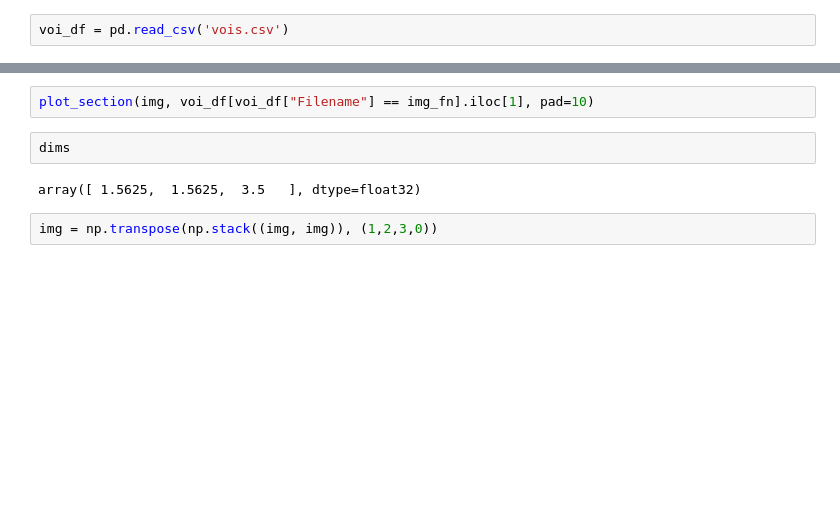
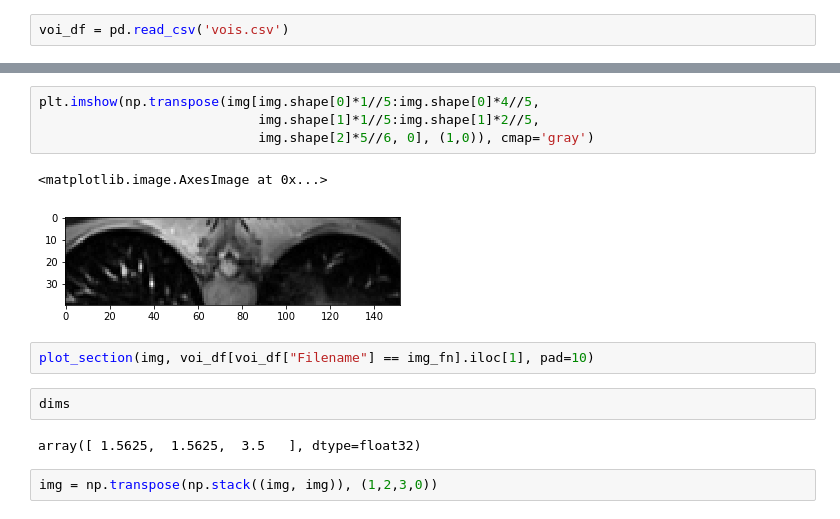
Before and after one commit to clintonjwang/voi-classifier, a Jupyter notebook: data-retrieval.ipynb, the cells around one changed output, grey strips where cells are left out. Drawn from its saved outputs; the diff is of its cells as text; blank space fills up the shorter version.

```diff
--- a/data-retrieval.ipynb
+++ b/data-retrieval.ipynb
@@ -351,3 +433,10 @@ plot_section(img, voi_df[voi_df["Filename"] == img_fn].iloc[0], pad=10)
+# %%
+plt.imshow(np.transpose(img[img.shape[0]*1//5:img.shape[0]*4//5,
+                            img.shape[1]*1//5:img.shape[1]*2//5,
+                            img.shape[2]*5//6, 0], (1,0)), cmap='gray')
+# %% [output]
+<matplotlib.image.AxesImage at 0x...>
+[figure, added]
 # %%
 plot_section(img, voi_df[voi_df["Filename"] == img_fn].iloc[1], pad=10)
 # %%
```
Also changed, not shown: parts of 18 cells of this notebook, 4 other files.
